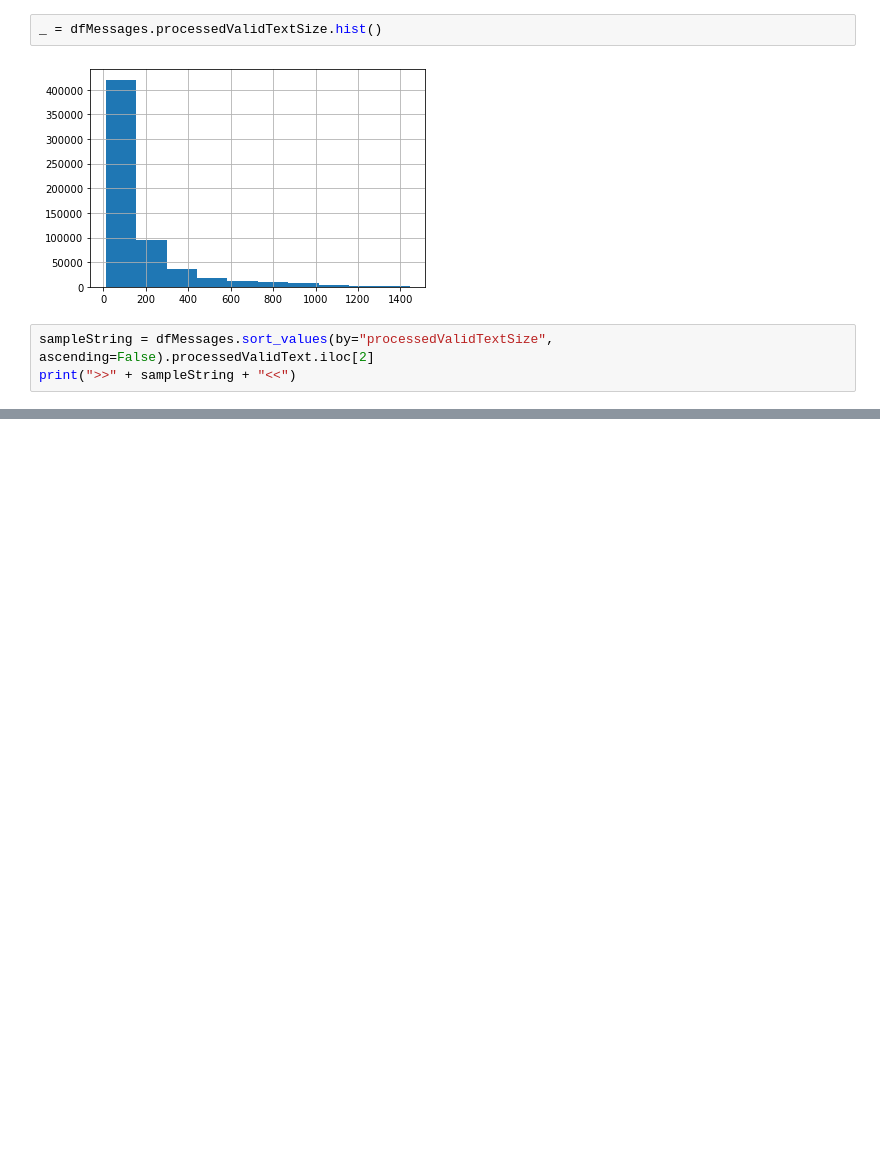
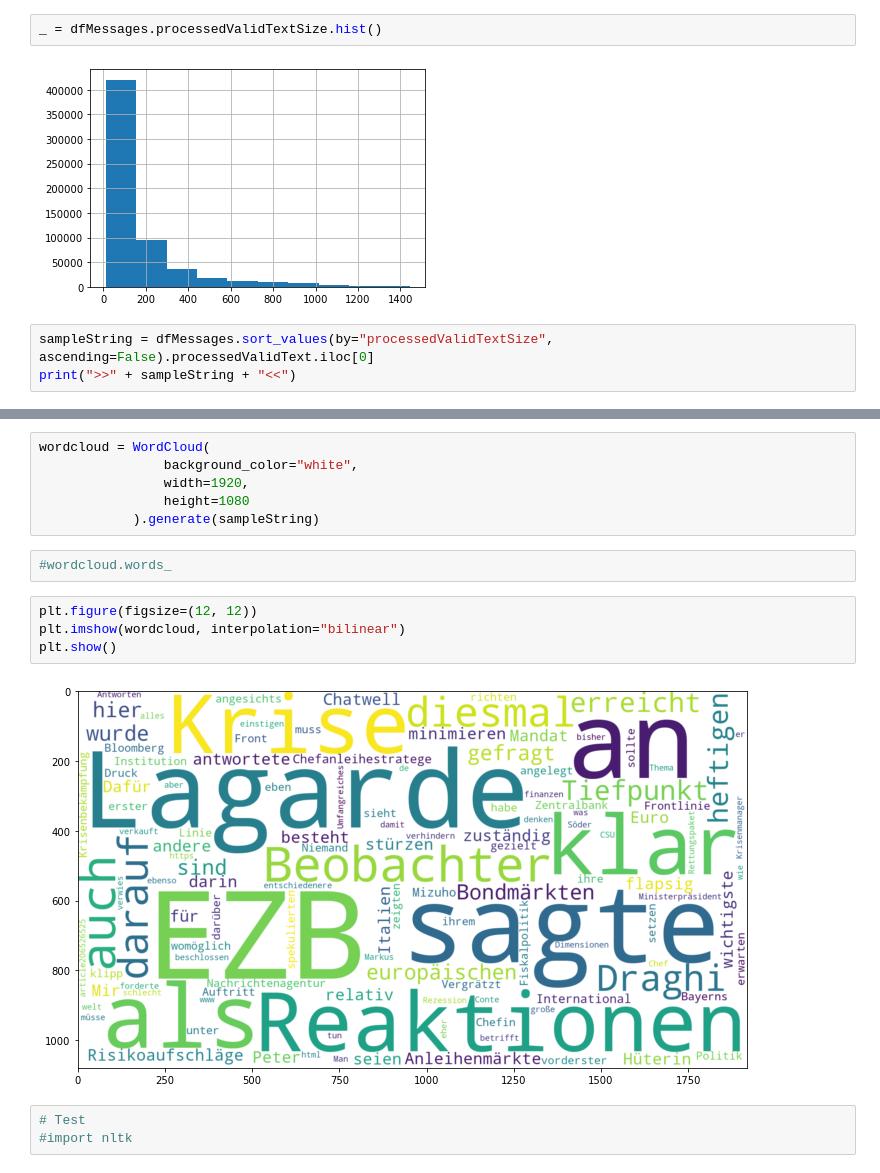
Before and after one commit to maxbundscherer/telegram-analysis, a Jupyter notebook: notebooks/Masterarbeit.ipynb, the cells around one changed output, grey strips where cells are left out. Saved outputs shown, nothing was run; the diff lists cells and outputs as text; blank space fills up the shorter version.

```diff
--- a/notebooks/Masterarbeit.ipynb
+++ b/notebooks/Masterarbeit.ipynb
@@ -469,6 +469,6 @@ _ = dfMessages.processedValidTextSize.hist()
 # %% [output]
 [figure]
 # %%
-sampleString = dfMessages.sort_values(by="processedValidTextSize", ascending=False).processedValidText.iloc[2]
+sampleString = dfMessages.sort_values(by="processedValidTextSize", ascending=False).processedValidText.iloc[0]
 print(">>" + sampleString + "<<")
 # %% [output]
@@ -502,0 +507,17 @@ dfMessages
+# %%
+wordcloud = WordCloud(
+                background_color="white",
+                width=1920,
+                height=1080
+            ).generate(sampleString)
+# %%
+#wordcloud.words_
+# %%
+plt.figure(figsize=(12, 12))
+plt.imshow(wordcloud, interpolation="bilinear")
+plt.show()
+# %% [output]
+[figure, added]
+# %%
+# Test
+#import nltk
```
Also changed, not shown: parts of 6 cells of this notebook.
